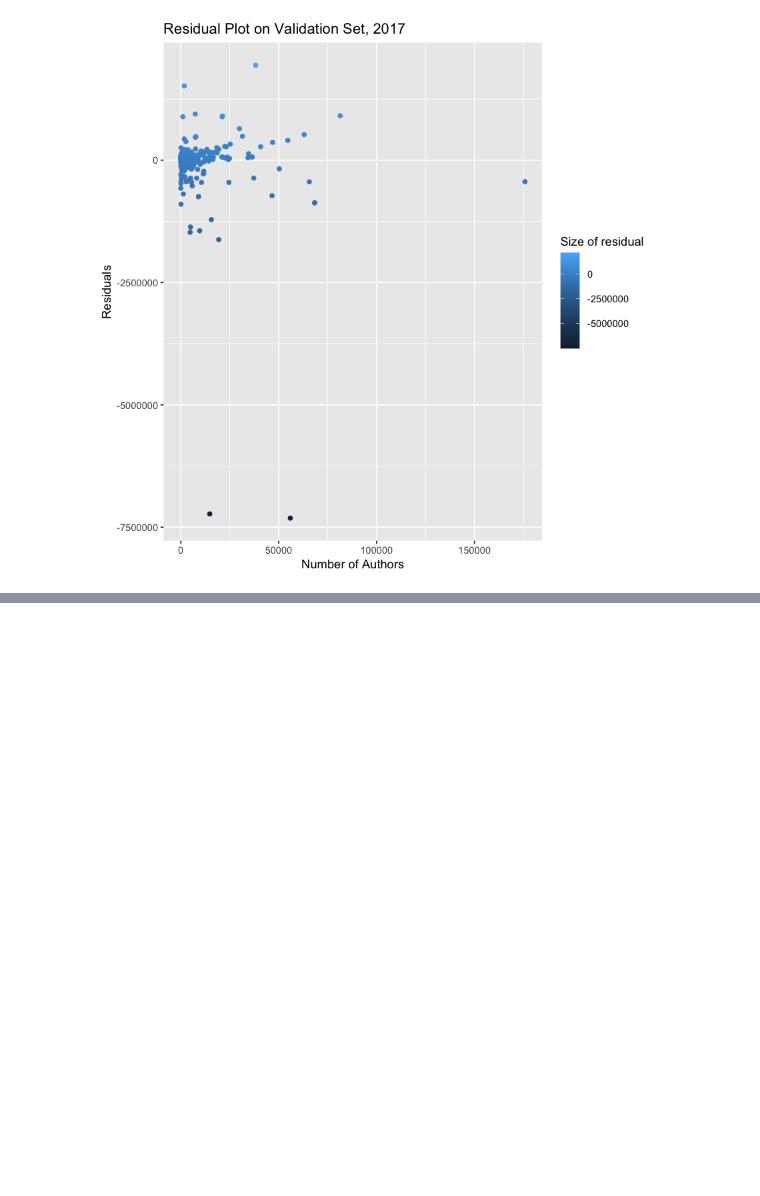
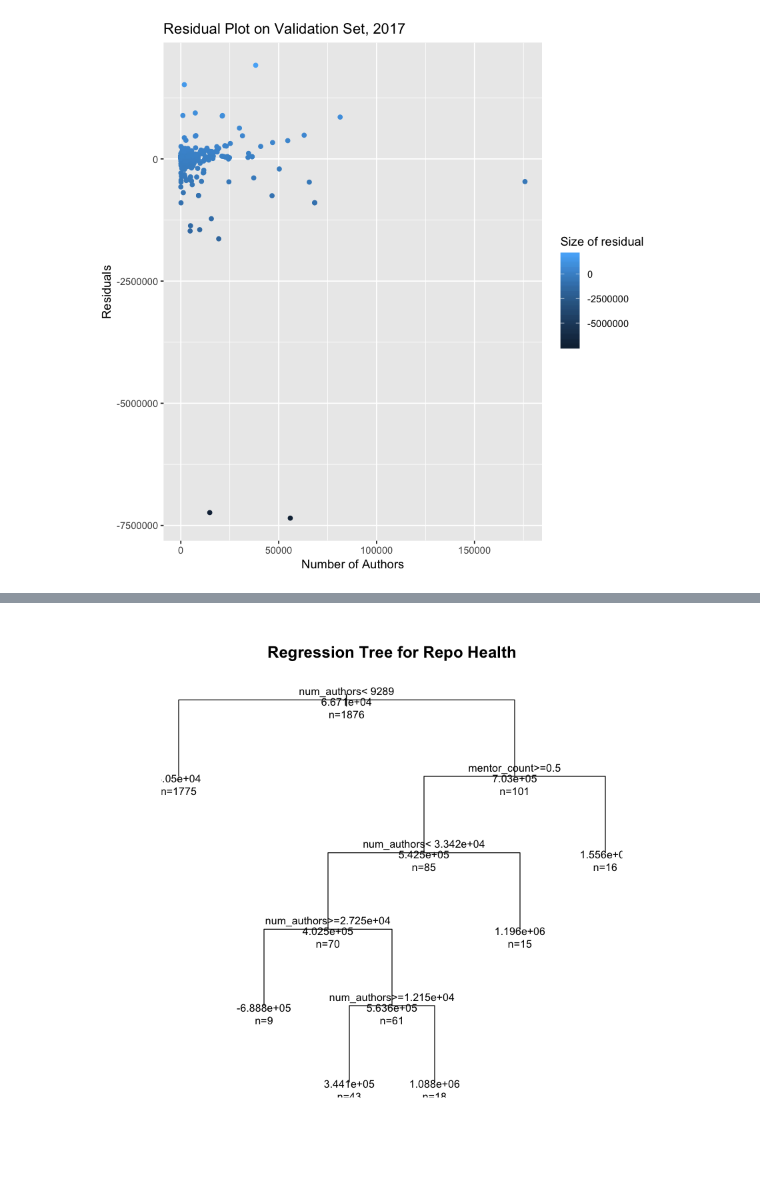
Before and after one commit to tbonza/EDS19, a Jupyter notebook: project/FinalReport.ipynb, the cells around one changed output, grey strips where cells are left out. Saved outputs shown, nothing was run; the diff lists cells and outputs as text; code cells hidden in the pictures; blank space fills up the shorter version.

```diff
--- a/project/FinalReport.ipynb
+++ b/project/FinalReport.ipynb
@@ -502,0 +572,7 @@ Let's clean this notebook up a bit then put together the presentation and write
+# %%
+# plot tree
+plot(fit2, uniform=TRUE,
+   main="Regression Tree for Repo Health")
+text(fit2, use.n=TRUE, all=TRUE, cex=.8)
+# %% [output]
+[figure, added]
```
Also changed, not shown: parts of 26 cells of this notebook.
